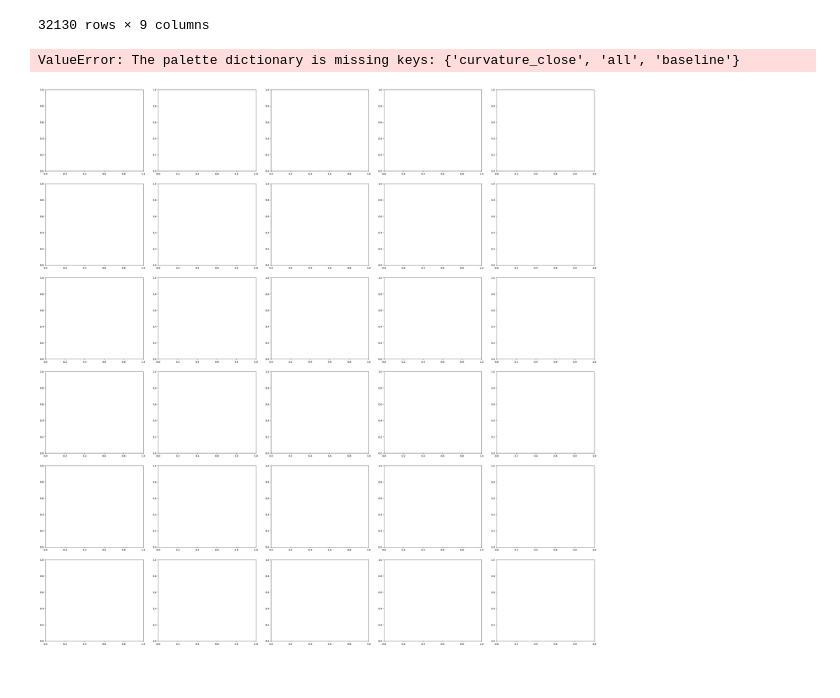
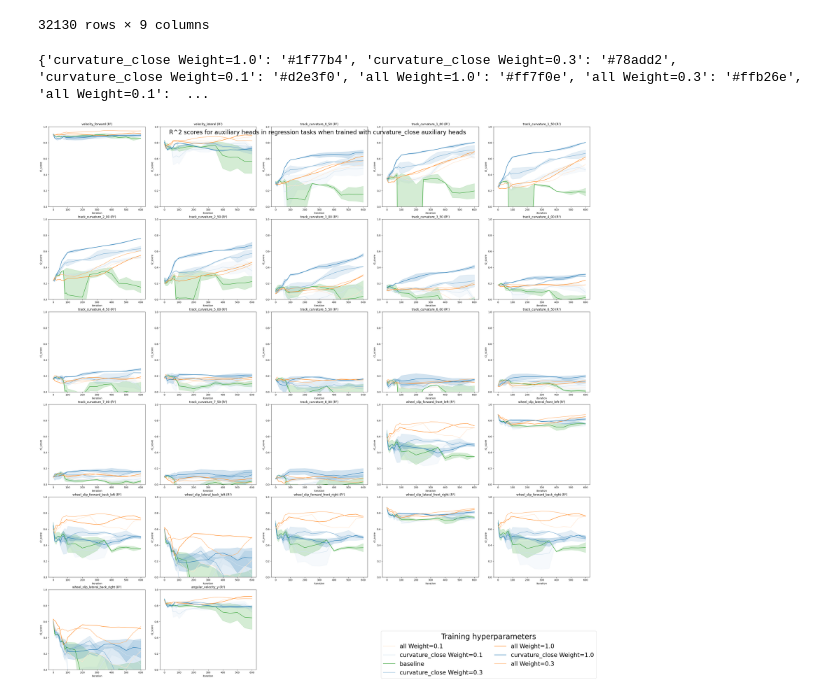
Before and after one commit to jacquesamsel/skripsie, a Jupyter notebook: aux_head_regression_results.ipynb, the cells around one changed output. Cells and saved outputs as stored; diff of their text form; code cells hidden in the pictures.

```diff
--- a/aux_head_regression_results.ipynb
+++ b/aux_head_regression_results.ipynb
@@ -48,7 +48,7 @@ data
 ANALYSE_GROUP = "curvature_close"
 ANALYSE_GROUPS = ("curvature_close", "all", "baseline")
 KEYS_TO_ANALYSE = ["velocity_forward", "curvature"]
-to_show = data[data["model_name"].str.startswith(ANALYSE_GROUPS)]
+to_show = data[data["model_name"].isin(ANALYSE_GROUPS)]
 
 ROWS = math.ceil(math.sqrt(len(AUX_HEAD_KEYS)))
 COLS = math.ceil(len(AUX_HEAD_KEYS) / ROWS)
@@ -57,8 +57,12 @@ fig.tight_layout(pad=3)
 
 major_palette = sns.color_palette("tab10", n_colors=len(ANALYSE_GROUPS))
 
+
 palette = {
-    model: increase_brightness(major_palette[j], 0.4*i) for j, group in enumerate(ANALYSE_GROUPS) for i, model in enumerate(filter(lambda x: x.startswith(group), models))
+    f"{group} Weight={weight}" if weight > 0 else group:
+        increase_brightness(major_palette[j], 0.4*i)
+        for j, group in enumerate(ANALYSE_GROUPS)
+        for i, weight in enumerate(sorted(to_show[to_show["model_name"] == group]["aux_weight"].unique(), reverse=True))
 }
 
 for idx, key in tqdm(enumerate(AUX_HEAD_KEYS), total=len(AUX_HEAD_KEYS)):
@@ -66,47 +70,46 @@ for idx, key in tqdm(enumerate(AUX_HEAD_KEYS), total=len(AUX_HEAD_KEYS)):
     col_idx = idx % COLS
 
     this_key = to_show[to_show["target"] == key].sort_values("iteration")
-    this_key["r2_score"] = this_key["r2_score"].groupby([this_key["model_name"], this_key["run_number"]]).transform(lambda x: x.rolling(5, min_periods=1).mean())
-    models = list(this_key["model_name"].unique())
+    this_key["r2_score"] = this_key["r2_score"].groupby([this_key["readable_name"], this_key["run_number"]]).transform(lambda x: x.rolling(5, min_periods=1).mean())
 
     sns.lineplot(
         data=this_key,
         x="iteration",
         y="r2_score",
-        hue=this_key["model_name"],
+        hue=this_key["readable_name"],
         ax=axs[row_idx, col_idx],
         palette=palette,
         legend=(idx ==0),
     ).set(ylim=(0, 1),
           title=f"{key} (R²)",)
 
 
 handles, labels = [], []
 for ax in fig.axes:
     h, l = ax.get_legend_handles_labels()
     handles.extend(h)
     labels.extend(l)
 
 by_label = dict(zip(labels, handles))
 
 fig.legend(by_label.values(), by_label.keys(), loc="lower right",
     bbox_to_anchor=(1.0, 0.0),
     ncol=2,
     title="Training hyperparameters",
-    fontsize=20, title_fontsize=24, markerscale=2.5)
+    fontsize=24, title_fontsize=30, markerscale=2.5)
 
 leg = axs[0, 0].get_legend()
 if leg is not None:
     leg.remove()
 
 
 fig.suptitle(f"R^2 scores for auxiliary heads in regression tasks when trained with {ANALYSE_GROUP} auxiliary heads", fontsize=24)
 
 # Remove the leftover plots
 for i in range(len(AUX_HEAD_KEYS), ROWS * COLS):
     row_idx = i // COLS
     col_idx = i % COLS
     fig.delaxes(axs[row_idx, col_idx])
 # %% [output]
-ValueError: The palette dictionary is missing keys: {'curvature_close', 'all', 'baseline'}
+{'curvature_close Weight=1.0': '#1f77b4', 'curvature_close Weight=0.3': '#78add2', 'curvature_close Weight=0.1': '#d2e3f0', 'all Weight=1.0': '#ff7f0e', 'all Weight=0.3': '#ffb26e', 'all Weight=0.1':  ...
-[figure, old version]
+[figure, new version]
```
Also changed, not shown: 3 other files.
